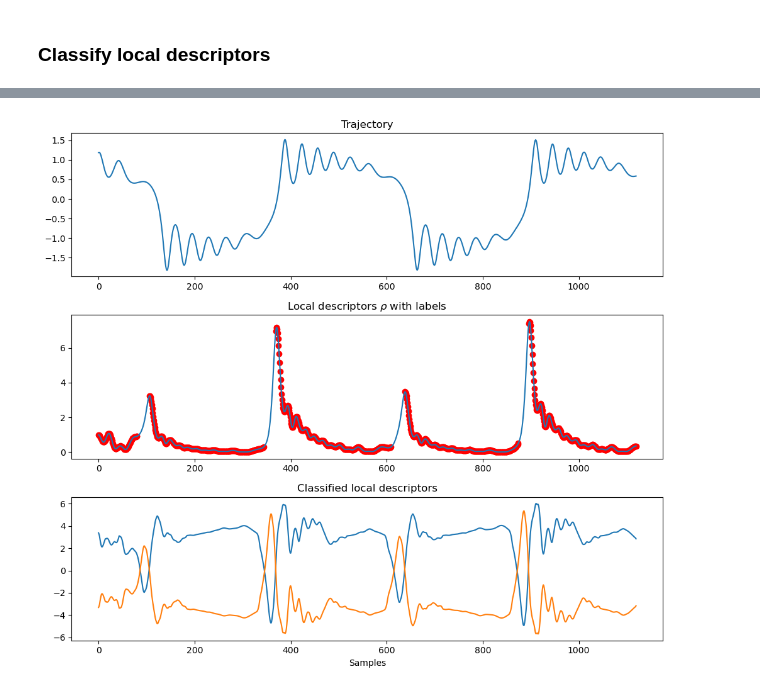
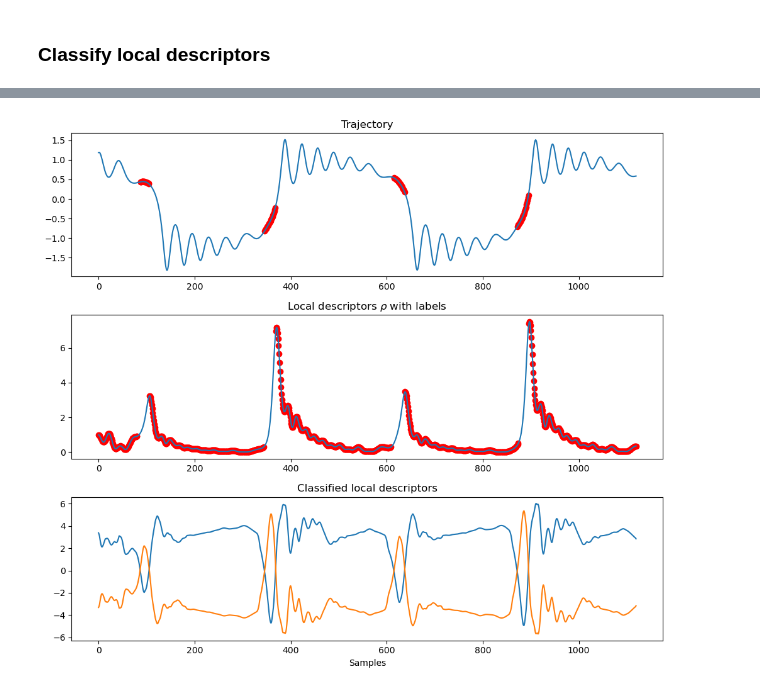
Before and after one commit to maalberg/kind, a Jupyter notebook: examples/regimes/duffing/02_regime_discovery.ipynb, the cells around one changed output, grey strips where cells are left out. Saved outputs shown, nothing was run; the diff lists cells and outputs as text; code cells hidden in the pictures.

```diff
--- a/examples/regimes/duffing/02_regime_discovery.ipynb
+++ b/examples/regimes/duffing/02_regime_discovery.ipynb
@@ -470,34 +478,39 @@ for w in window:
     classes.append(o)
 classes = torch.stack(classes)
 classes = classes.detach().cpu().numpy()
 
 plt.figure(figsize=(10,9))
 
 x = backs[0][:, -1, 0]
 x = x[desc_window_nsample:-desc_window_nsample]
 x = x[class_window_nsample:-class_window_nsample]
+
+t = np.arange(len(x))
+i_exc = classes[:, 0] < classes[:, 1]
+
 plt.subplot(3,1,1)
 plt.title('Trajectory')
 plt.plot(x)
+plt.scatter(t[i_exc], x[t[i_exc]], color='red')
 
 label = descs_labels[jtraj]
 x = window[:, class_window_nsample - 1]
 t = np.arange(len(window))
 i = label==0
 plt.subplot(3,1,2)
 plt.title('Local descriptors $\\rho$ with labels')
 plt.plot(x)
 plt.scatter(t[i], x[t[i]], color='red')
 
 plt.subplot(3,1,3)
 plt.title('Classified local descriptors')
 plt.plot(classes)
 plt.xlabel('Samples')
 
 plt.tight_layout()
 plt.show()
 # %% [output]
-[figure, old version]
+[figure, new version]
 # %%
 # --! save trained classifier --!
 
```
Also changed, not shown: parts of 1 cell of this notebook, 1 other file.
